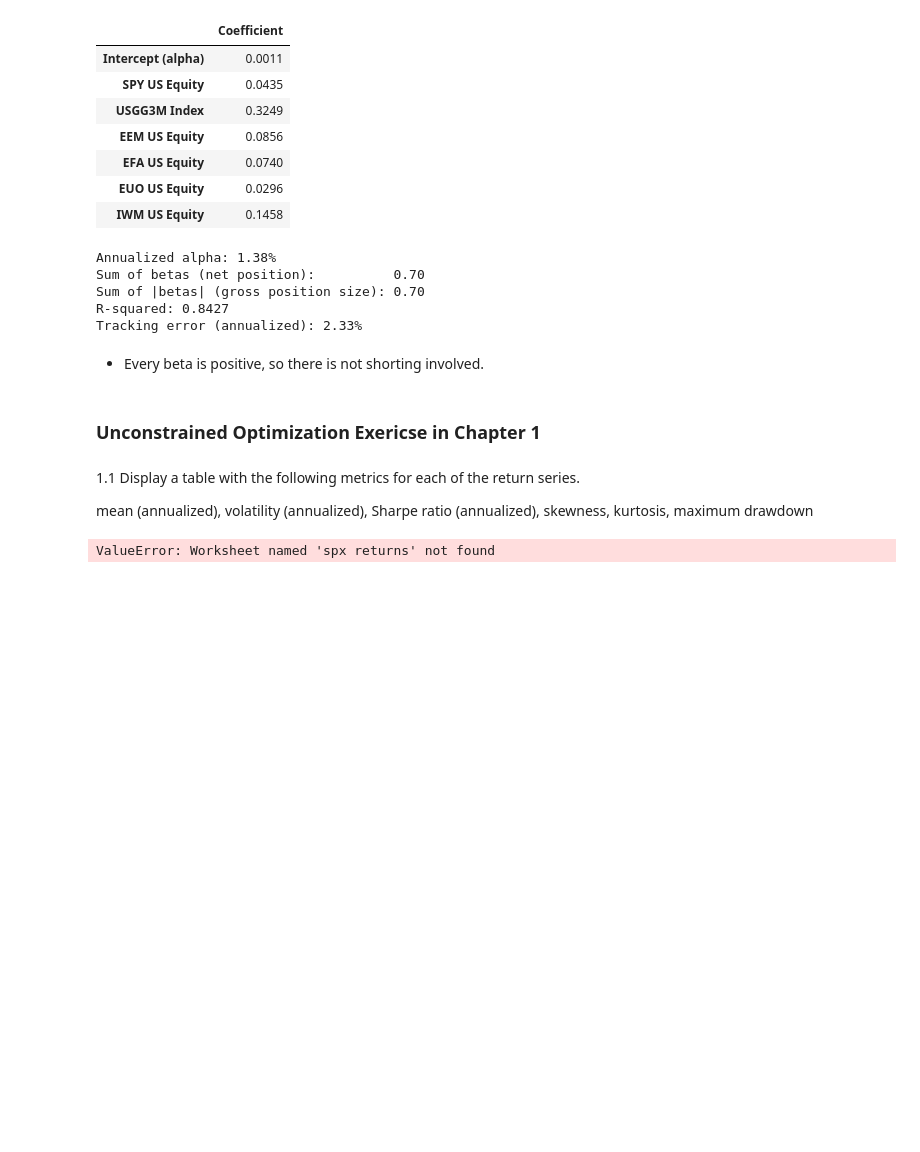
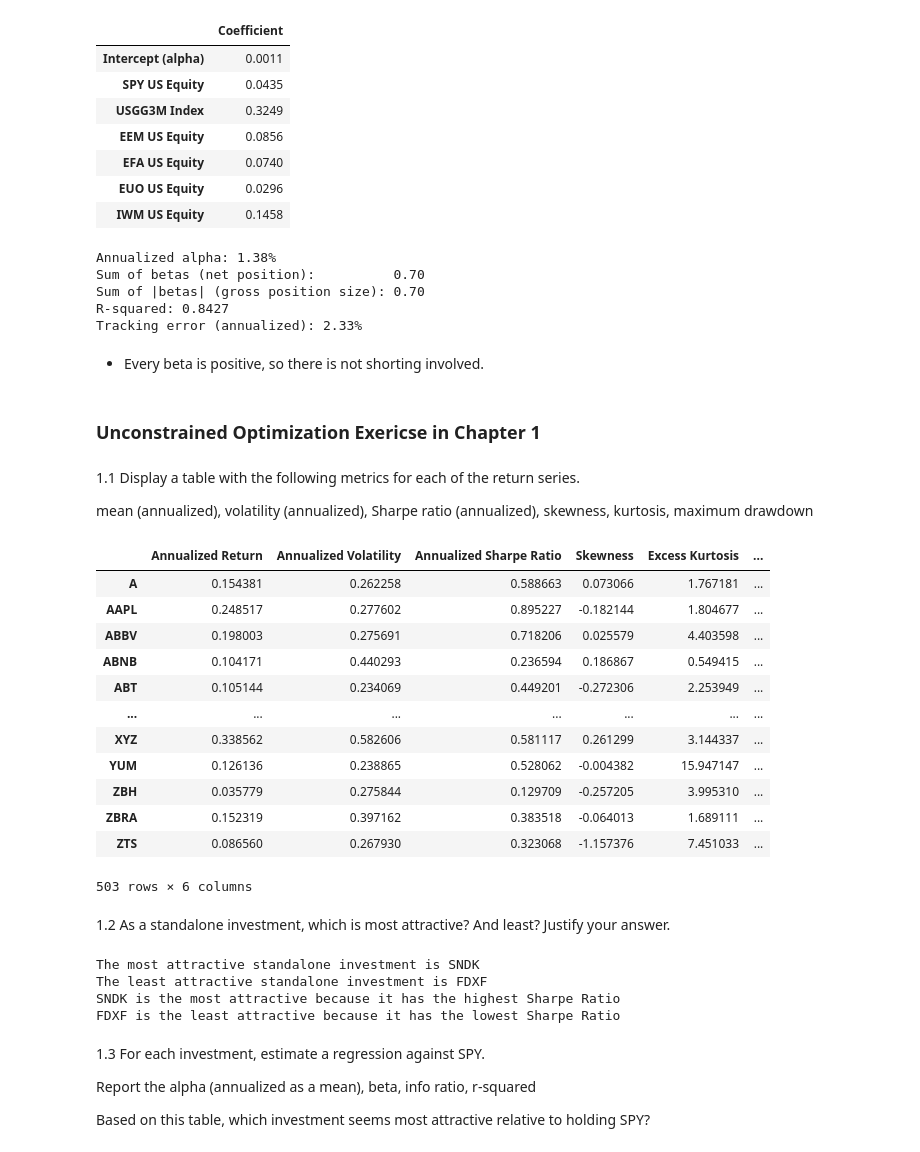
Before and after one commit to ltemry/FINM36700_GroupA, a Jupyter notebook: ProSharesReplication.ipynb, the cells around one changed output. Drawn from its saved outputs; the diff is of its cells as text; code cells hidden in the pictures; blank space fills up the shorter version.

```diff
--- a/ProSharesReplication.ipynb
+++ b/ProSharesReplication.ipynb
@@ -337,9 +337,12 @@ import seaborn as sns
 from IPython.display import display
 import statsmodels.api as sm
 
+### Used ChatGPT to help summarize the performance and risk metrics.
+### Used helper functions from an earlier class taken in the summer below.
+
 from functools import partial
 get_data = partial(
-    pd.read_excel, "FINM Portfolio/proshares_analysis_data.xlsx", index_col=0, parse_dates=[0]
+    pd.read_excel, "FINM Portfolio/spx_returns_weekly.xlsx", index_col=0, parse_dates=[0]
 )
 
 rets = get_data(sheet_name="spx returns")
@@ -370,9 +373,6 @@ def calc_return_metrics(data, as_df=False, adj=12):
         summary["Annualized Return"] * np.sqrt(adj) / (data[data < 0].std())
     )
 
-    # Here, we use what is known as a "ternary operator", usually denoted as "condition ? if_true : if_false",
-    # in other programming languages. This is equivalent to having an explicit if-else statement, but is more
-    # concise and can be written on a single line.
     return pd.DataFrame(summary, index=data.columns) if as_df else summary
 
 def calc_risk_metrics(data, as_df=False, var=0.05):
@@ -413,40 +413,79 @@ def calc_risk_metrics(data, as_df=False, var=0.05):
             recovery_wealth[recovery_wealth[col] >= prev_max].index.min()
         )
     summary["Recovery"] = ["-" if pd.isnull(i) else i for i in recovery_date]
 
     summary["Duration (days)"] = [
         (i - j).days if i != "-" else "-"
         for i, j in zip(summary["Recovery"], summary["Bottom"])
     ]
 
     return pd.DataFrame(summary, index=data.columns) if as_df else summary
 
 def calc_perf_metrics(data, adj=12):
     """
     Calculate performance metrics for a given dataset.
 
     Args:
         data : Returns time series.
         adj (int, optional): Annualization. Defaults to 12.
 
     Returns:
         DataFrame: Summary of performance metrics.
     """
-    # This is a more advanced Python concept, known as "dictionary unpacking".
-    # It is equivalent to joining the two dictionaries together using a for loop
-    # over the keys, but is much more concise.
-
-    # There is a similar concept for lists, known as "list unpacking" or "iterator unpacking",
-    # as it works for any iterable object. We use this via tha *list operator. So, if we
-    # wanted to join two lists together, we would do: list3 = [*list1, *list2].
-
     summary = {**calc_return_metrics(data, adj), **calc_risk_metrics(data, adj)}
     summary["Calmar Ratio"] = summary["Annualized Return"] / abs(
         summary["Max Drawdown"]
     )
     return pd.DataFrame(summary, index=data.columns)
 
+return_metrics = calc_return_metrics(rets, as_df=True, adj=52)
 risk_metrics = calc_risk_metrics(rets, as_df=True)
-display(risk_metrics)
+
+summary = pd.concat([return_metrics, risk_metrics], axis=1)
+
+summary = summary[
+    [
+        "Annualized Return",
+        "Annualized Volatility",
+        "Annualized Sharpe Ratio",
+        "Skewness",
+        "Excess Kurtosis",
+        "Max Drawdown"
+    ]
+]
+
+display(summary)
 # %% [output]
+|  | Annualized Return | Annualized Volatility | Annualized Sharpe Ratio | Skewness | Excess Kurtosis | ... |
+| A | 0.154381 | 0.262258 | 0.588663 | 0.073066 | 1.767181 | ... |
+| AAPL | 0.248517 | 0.277602 | 0.895227 | -0.182144 | 1.804677 | ... |
+| ABBV | 0.198003 | 0.275691 | 0.718206 | 0.025579 | 4.403598 | ... |
+| ABNB | 0.104171 | 0.440293 | 0.236594 | 0.186867 | 0.549415 | ... |
+| ABT | 0.105144 | 0.234069 | 0.449201 | -0.272306 | 2.253949 | ... |
+| ... | ... | ... | ... | ... | ... | ... |
+| XYZ | 0.338562 | 0.582606 | 0.581117 | 0.261299 | 3.144337 | ... |
+| YUM | 0.126136 | 0.238865 | 0.528062 | -0.004382 | 15.947147 | ... |
+| ZBH | 0.035779 | 0.275844 | 0.129709 | -0.257205 | 3.995310 | ... |
+| ZBRA | 0.152319 | 0.397162 | 0.383518 | -0.064013 | 1.689111 | ... |
+| ZTS | 0.086560 | 0.267930 | 0.323068 | -1.157376 | 7.451033 | ... |
-ValueError: Worksheet named 'spx returns' not found
+503 rows × 6 columns
+# %% [markdown]
+1.2 As a standalone investment, which is most attractive? And least? Justify your answer.
+# %%
+max_sharpe = summary["Annualized Sharpe Ratio"].idxmax()
+min_sharpe = summary["Annualized Sharpe Ratio"].idxmin()
+print(f"The most attractive standalone investment is {max_sharpe}")
+print(f"The least attractive standalone investment is {min_sharpe}")
+print(f"SNDK is the most attractive because it has the highest Sharpe Ratio")
+print("FDXF is the least attractive because it has the lowest Sharpe Ratio")
+# %% [output]
+The most attractive standalone investment is SNDK
+The least attractive standalone investment is FDXF
+SNDK is the most attractive because it has the highest Sharpe Ratio
+FDXF is the least attractive because it has the lowest Sharpe Ratio
+# %% [markdown]
+1.3 For each investment, estimate a regression against SPY.
+
+Report the alpha (annualized as a mean), beta, info ratio, r-squared
+
+Based on this table, which investment seems most attractive relative to holding SPY?
```
Also changed, not shown: parts of 1 cell of this notebook.
